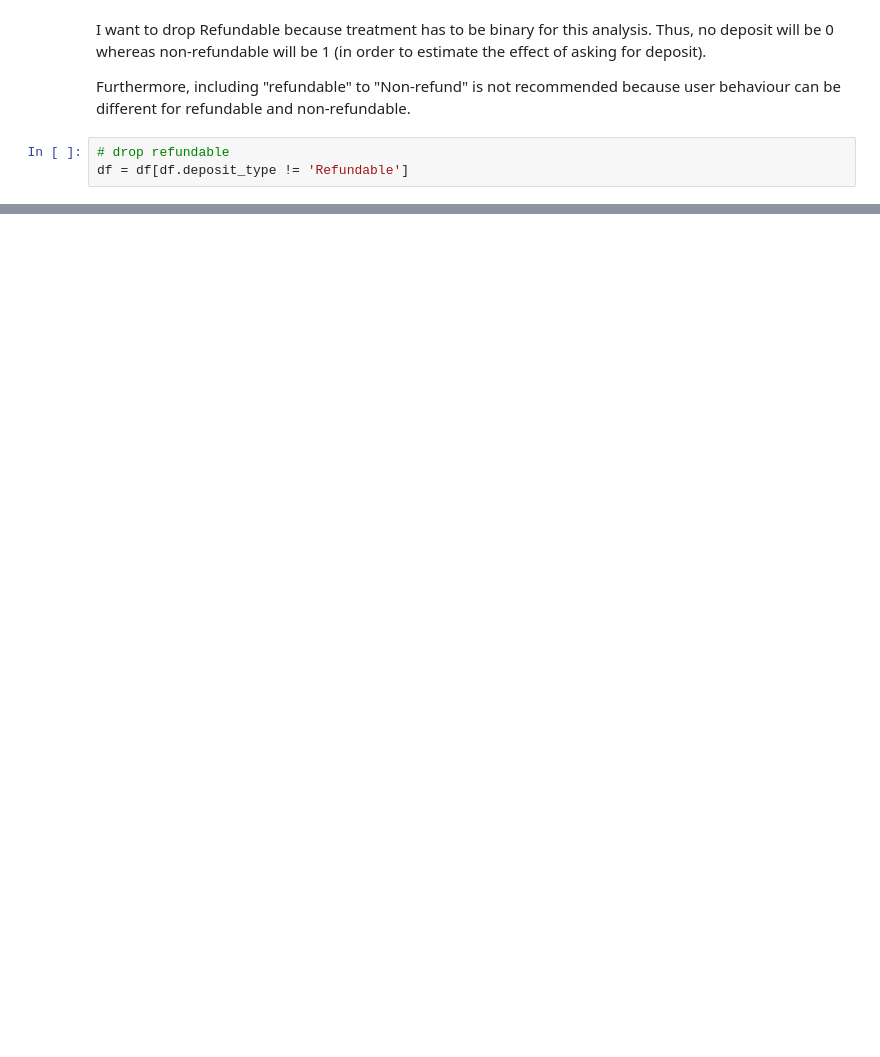
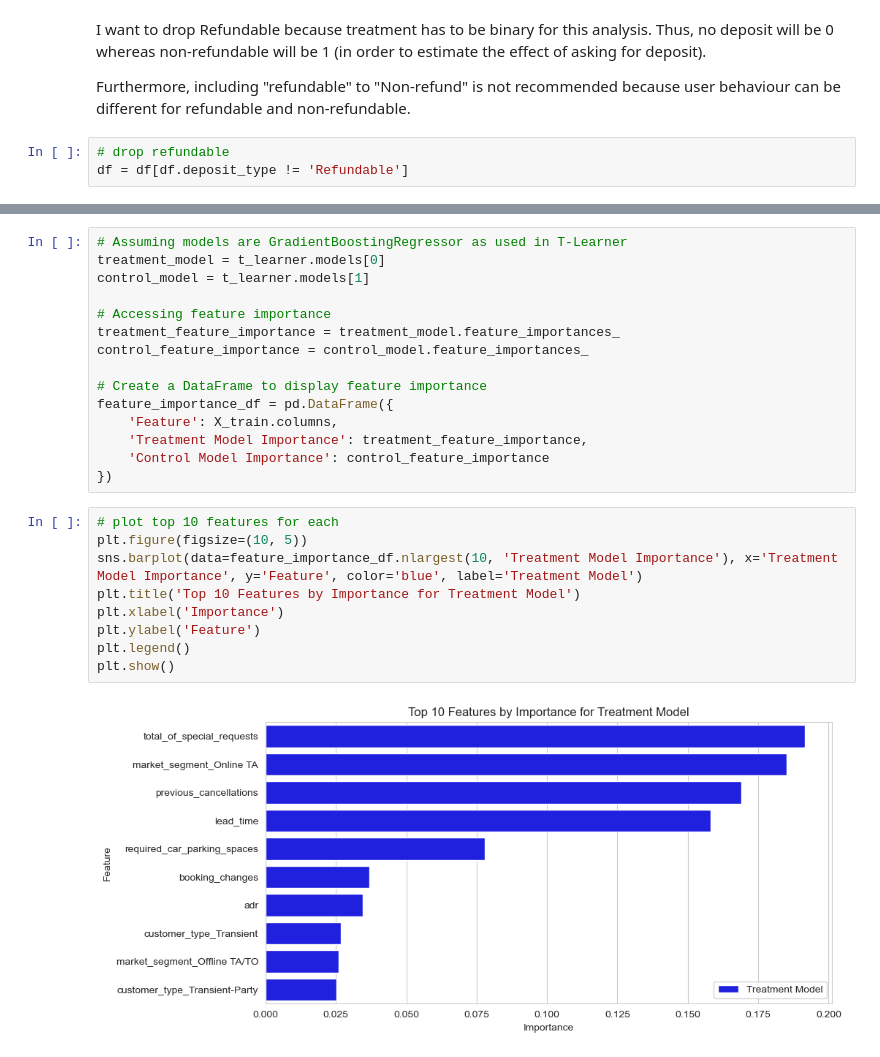
Before and after one commit to McGill-MMA-EnterpriseAnalytics/hotel-cancellation-analysis, a Jupyter notebook: causal_inference_kaz.ipynb, the cells around one changed output, grey strips where cells are left out. Saved outputs shown, nothing was run; the diff lists cells and outputs as text; blank space fills up the shorter version.

```diff
--- a/causal_inference_kaz.ipynb
+++ b/causal_inference_kaz.ipynb
@@ -59,0 +489,26 @@ df = df[df.deposit_type != 'Refundable']
+# %%
+# Assuming models are GradientBoostingRegressor as used in T-Learner
+treatment_model = t_learner.models[0]
+control_model = t_learner.models[1]
+
+# Accessing feature importance
+treatment_feature_importance = treatment_model.feature_importances_
+control_feature_importance = control_model.feature_importances_
+
+# Create a DataFrame to display feature importance
+feature_importance_df = pd.DataFrame({
+    'Feature': X_train.columns,
+    'Treatment Model Importance': treatment_feature_importance,
+    'Control Model Importance': control_feature_importance
+})
+# %%
+# plot top 10 features for each
+plt.figure(figsize=(10, 5))
+sns.barplot(data=feature_importance_df.nlargest(10, 'Treatment Model Importance'), x='Treatment Model Importance', y='Feature', color='blue', label='Treatment Model')
+plt.title('Top 10 Features by Importance for Treatment Model')
+plt.xlabel('Importance')
+plt.ylabel('Feature')
+plt.legend()
+plt.show()
+# %% [output]
+[figure, added]
```
Also changed, not shown: parts of 55 cells of this notebook.
